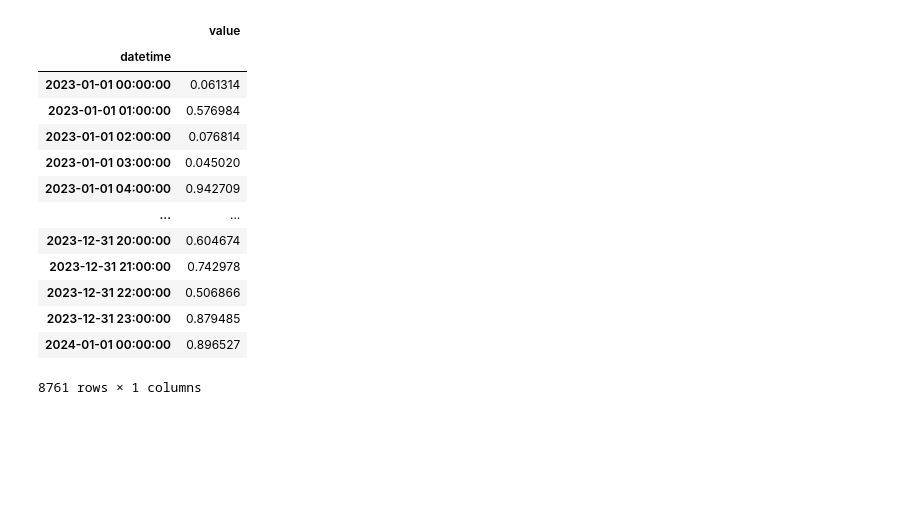
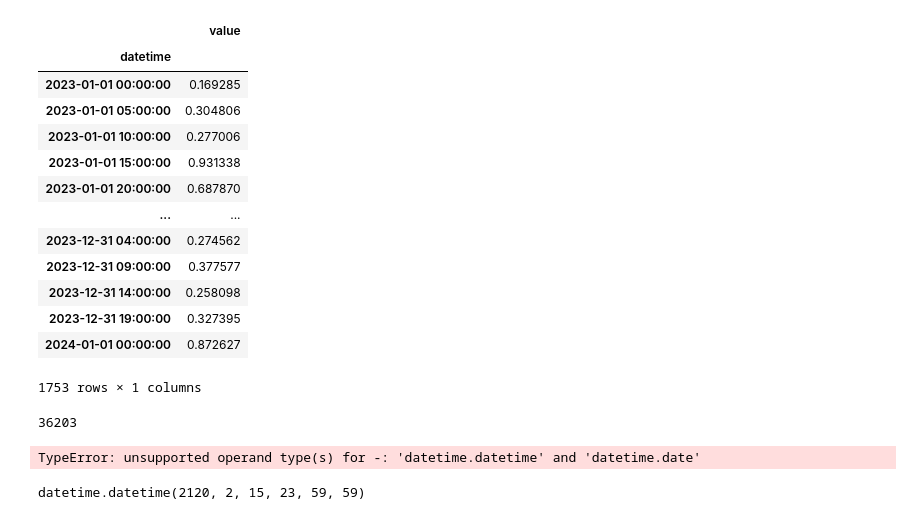
Before and after one commit to alessandro-rubin/JPX-exchange-challange, a Jupyter notebook: timeseries_boxplot.ipynb, the cells around one changed output. Saved outputs shown, nothing was run; the diff lists cells and outputs as text; code cells hidden in the pictures; blank space fills up the shorter version.

```diff
--- a/timeseries_boxplot.ipynb
+++ b/timeseries_boxplot.ipynb
@@ -1,41 +1,41 @@
 # %%
 import pandas as pd
 import numpy as np
 from datetime import datetime, timedelta
 
 # Set start and end dates
 start_date = datetime(2023, 1, 1)
 end_date = datetime(2024, 1, 1)
 
 # Generate hourly time series
-time_series = pd.date_range(start=start_date, end=end_date, freq='H')
+time_series = pd.date_range(start=start_date, end=end_date, freq='5H')
 
 deltat=len(time_series)
 values = np.random.rand(len(time_series))+np.sin(np.pi*2*np.arange(deltat)/deltat)
 
 # Create DataFrame
 df = pd.DataFrame({'datetime': time_series, 'value': values})
 
 # Set datetime column as index
 df.set_index('datetime', inplace=True)
 
 # Show first 10 rows of DataFrame
 df
 # %% [output]
 |  | value |
 | datetime |  |
-| 2023-01-01 00:00:00 | 0.061314 |
-| 2023-01-01 01:00:00 | 0.576984 |
-| 2023-01-01 02:00:00 | 0.076814 |
-| 2023-01-01 03:00:00 | 0.045020 |
-| 2023-01-01 04:00:00 | 0.942709 |
+| 2023-01-01 00:00:00 | 0.169285 |
+| 2023-01-01 05:00:00 | 0.304806 |
+| 2023-01-01 10:00:00 | 0.277006 |
+| 2023-01-01 15:00:00 | 0.931338 |
+| 2023-01-01 20:00:00 | 0.687870 |
 | ... | ... |
-| 2023-12-31 20:00:00 | 0.604674 |
-| 2023-12-31 21:00:00 | 0.742978 |
-| 2023-12-31 22:00:00 | 0.506866 |
-| 2023-12-31 23:00:00 | 0.879485 |
-| 2024-01-01 00:00:00 | 0.896527 |
+| 2023-12-31 04:00:00 | 0.274562 |
+| 2023-12-31 09:00:00 | 0.377577 |
+| 2023-12-31 14:00:00 | 0.258098 |
+| 2023-12-31 19:00:00 | 0.327395 |
+| 2024-01-01 00:00:00 | 0.872627 |
-8761 rows × 1 columns
+1753 rows × 1 columns
 # %%
 import plotly.graph_objs as go
 
@@ -59 +60,25 @@ fig.update_xaxes(rangeslider_visible=True,
 fig.show()
+# %%
+import datetime
+
+fixed_date = datetime.datetime(2021, 1, 1) # fixed date
+time_format = "868895.3599" # your time format
+
+days_elapsed = int(time_format.split(".")[0]) // 24
+print(days_elapsed)
+hours_elapsed = (days_elapsed - (fixed_date - datetime.date(2021, 1, 1)).days) * 24 + int(time_format.split(".")[0]) % 24
+seconds_elapsed = int(time_format.split(".")[1])
+print(seconds_elapsed)
+result_datetime = datetime.datetime(fixed_date.year, fixed_date.month, fixed_date.day, hours_elapsed, seconds_elapsed // 60, seconds_elapsed % 60)
+
+print(result_datetime)
+# %% [output]
+36203
+TypeError: unsupported operand type(s) for -: 'datetime.datetime' and 'datetime.date'
+# %%
+seconds=int(time_format.split(".")[1])
+hours=int(time_format.split(".")[0])
+dt=fixed_date+timedelta(seconds=seconds)+timedelta(hours=hours)
+dt
+# %% [output]
+datetime.datetime(2120, 2, 15, 23, 59, 59)
```
Also changed, not shown: parts of 1 cell of this notebook, 1 other file.
